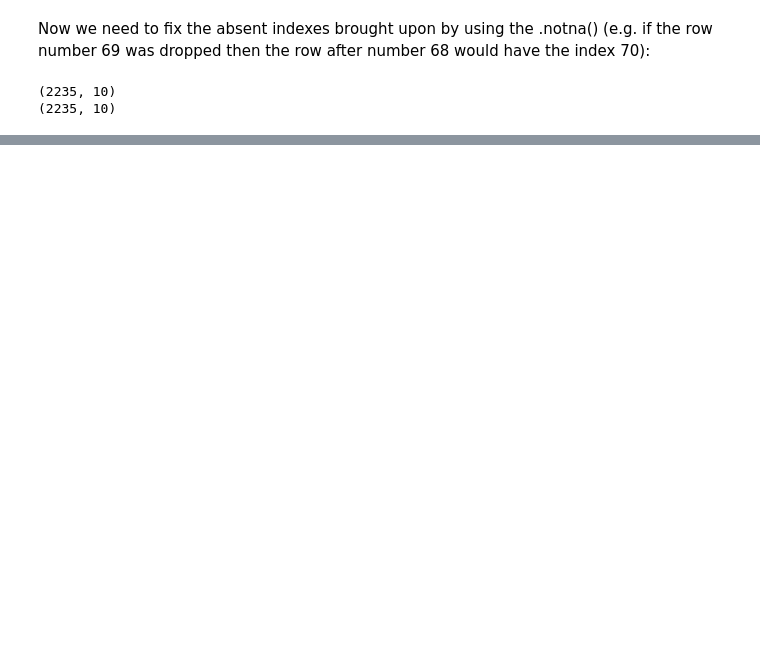
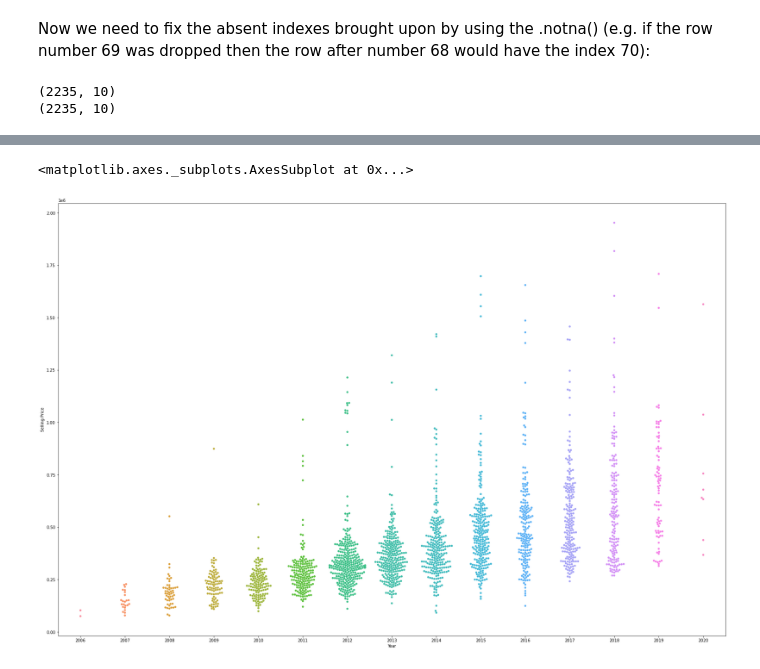
Before and after one commit to Obsessi0n/TrafficPrediction, a Jupyter notebook: Car_Price_Dataset_Notebook/car_prices_dataset.ipynb, the cells around one changed output, grey strips where cells are left out. Cells and saved outputs as stored; diff of their text form; code cells hidden in the pictures; blank space fills up the shorter version.

```diff
--- a/Car_Price_Dataset_Notebook/car_prices_dataset.ipynb
+++ b/Car_Price_Dataset_Notebook/car_prices_dataset.ipynb
@@ -218,0 +242,7 @@ Error: Session cannot generate requests
+# %%
+fig, _ = plt.subplots()
+fig.set_size_inches(30, 20)
+sns.swarmplot(x = 'Year', y ='Selling Price', data = car_data)
+# %% [output]
+<matplotlib.axes._subplots.AxesSubplot at 0x...>
+[figure, added]
```
Also changed, not shown: parts of 48 cells of this notebook.
